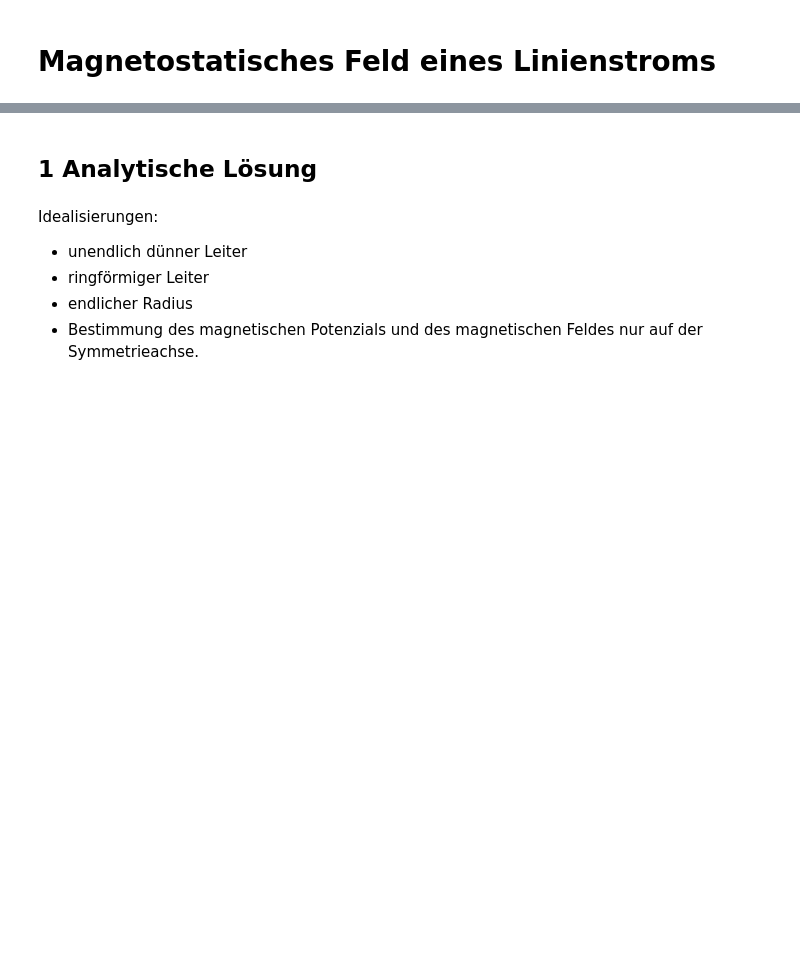
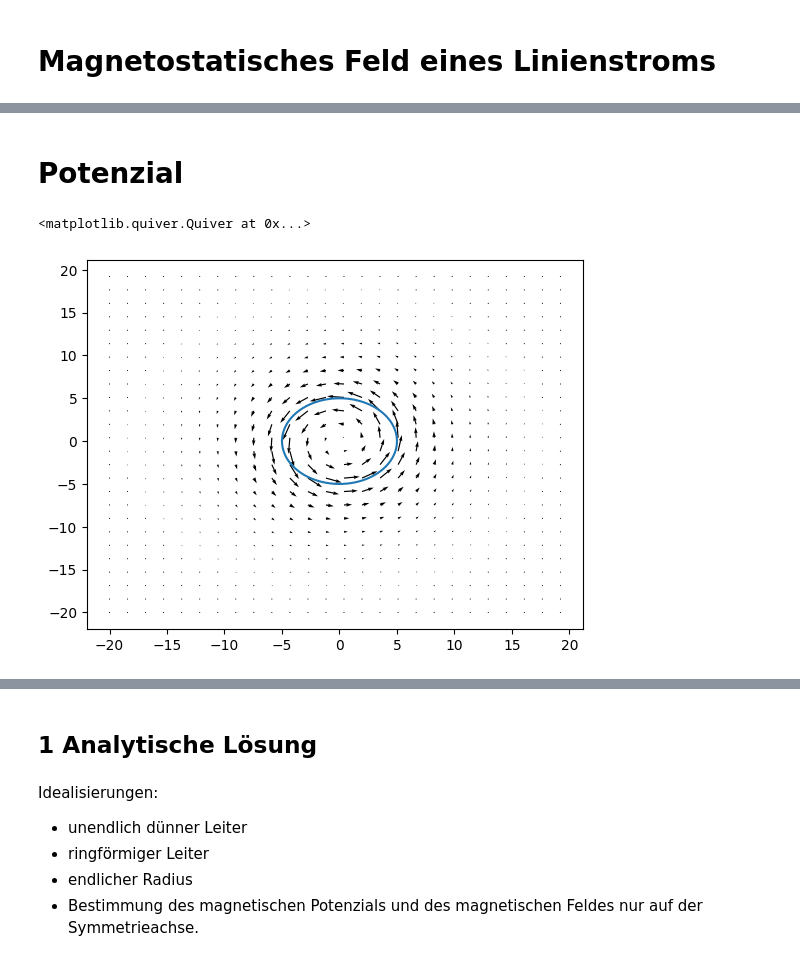
Before and after one commit to Raphael2b3/Uni, a Jupyter notebook: feldtheorie/Magnetostatisches Feld eines Linienstroms(2).ipynb, the cells around one changed output, grey strips where cells are left out. Drawn from its saved outputs; the diff is of its cells as text; code cells hidden in the pictures; blank space fills up the shorter version.

```diff
--- a/feldtheorie/Magnetostatisches Feld eines Linienstroms(2).ipynb
+++ b/feldtheorie/Magnetostatisches Feld eines Linienstroms(2).ipynb
@@ -54,0 +57,23 @@ KeyboardInterrupt:
+# %% [markdown]
+# Potenzial
+# %%
+
+x, y = np.meshgrid(xrange, yrange)
+
+kurve = r(phi)
+plt.plot(kurve[0],kurve[1])
+
+orts_vec = np.array([x,y])
+field= np.zeros_like(orts_vec)
+dphi = phi[1] - phi[0]
+for _phi in phi:
+    r_x,r_y,r_z = r(_phi)
+    j_x,j_y,j_z = j(_phi)
+    distance = np.sqrt(1+(x-r_x)**2+(r_z)**2+(y-r_y)**2)
+
+    field += dphi*np.array([j_x/distance,j_y/distance])
+div = 10
+plt.quiver(x[::div,::div],z[::div,::div], field[0][::div,::div],field[1][::div,::div], scale=100)
+# %% [output]
+<matplotlib.quiver.Quiver at 0x...>
+[figure, added]
```
Also changed, not shown: parts of 5 cells of this notebook.
